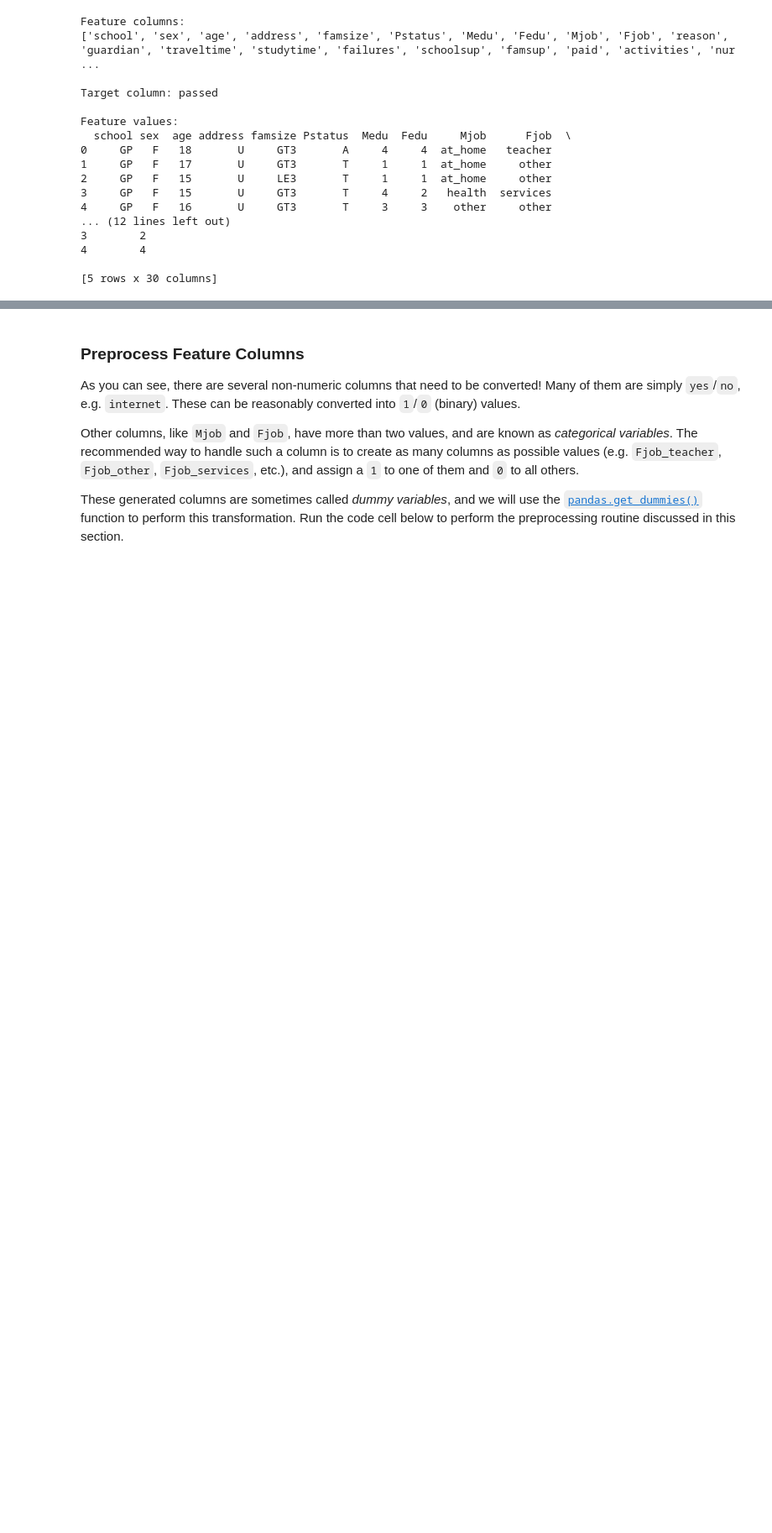
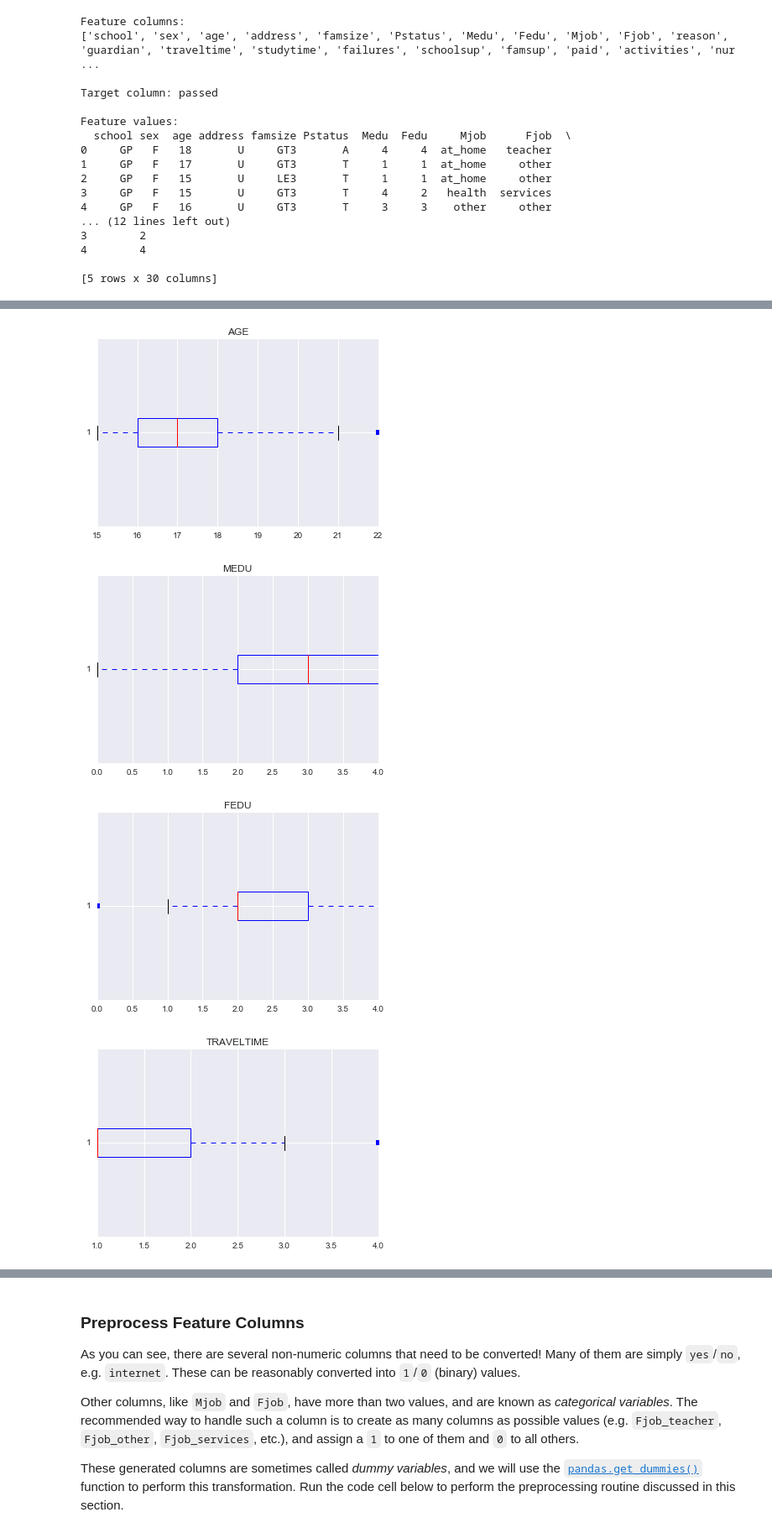
Before and after one commit to ketansahils/UDAML, a Jupyter notebook: projects/student_intervention/student_intervention.ipynb, the cells around one changed output, grey strips where cells are left out. Shown at 84% size. Saved outputs shown, nothing was run; the diff lists cells and outputs as text; code cells hidden in the pictures; blank space fills up the shorter version.

Commit message:
Add correlations and boxplots to check redundant features

```diff
--- a/projects/student_intervention/student_intervention.ipynb
+++ b/projects/student_intervention/student_intervention.ipynb
@@ -110,0 +138,11 @@ Feature values:
+# %%
+for col in X_all.select_dtypes(include = ['float64', 'int64']):
+    #plt.figure(figsize=(20,5))
+    plt.boxplot(X_all[col], 0, 'rs', 0)
+    plt.title(str.upper(col))
+    plt.show()
+# %% [output]
+[figure, added]
+[figure, added]
+[figure, added]
+[figure, added]
```
Also changed, not shown: parts of 2 cells of this notebook.
